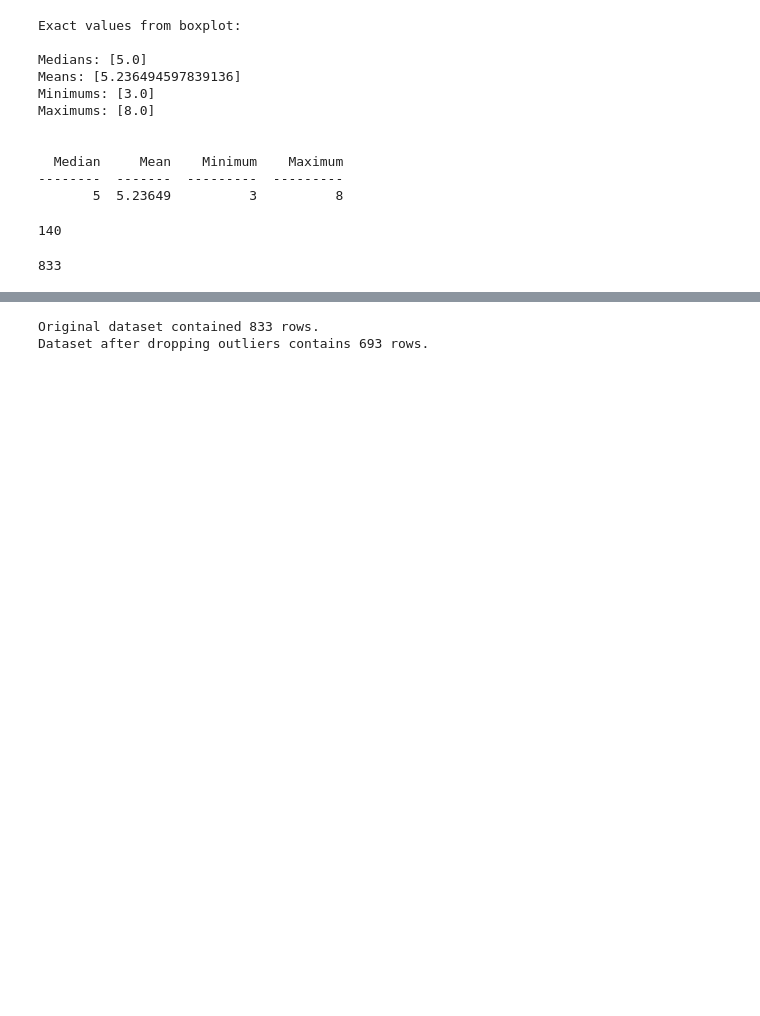
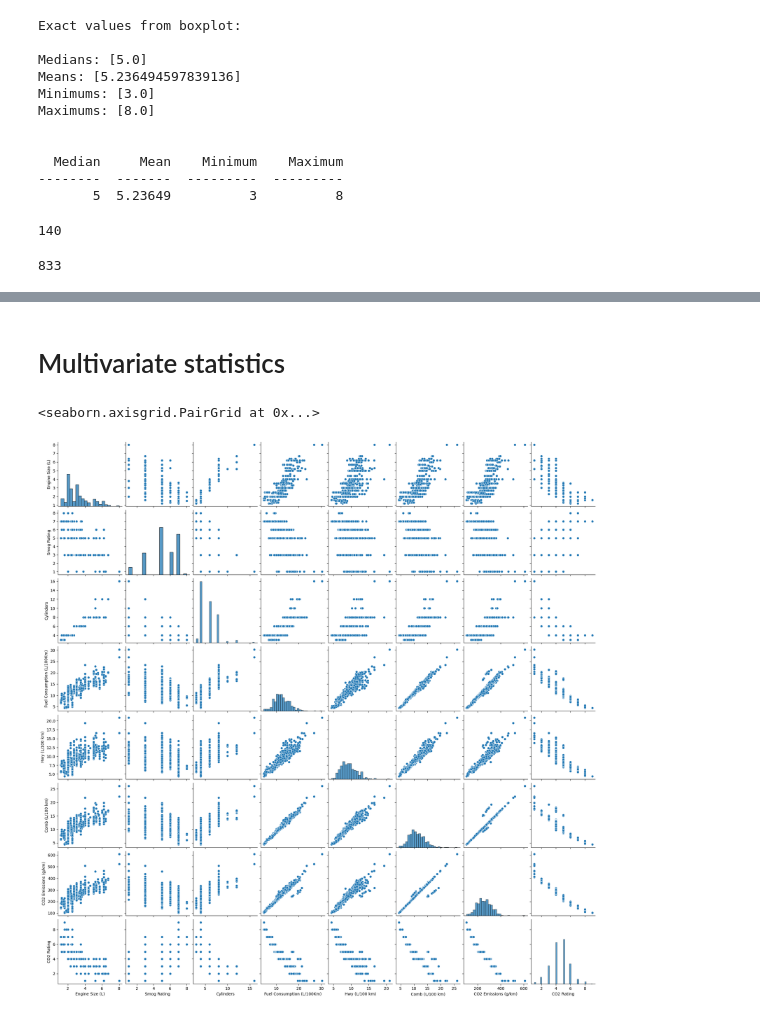
Before and after one commit to ErionaOsaj/fuel-consumption-ratings-2023, a Jupyter notebook: DataPreprocessing.ipynb, the cells around one changed output, grey strips where cells are left out. Drawn from its saved outputs; the diff is of its cells as text; code cells hidden in the pictures; blank space fills up the shorter version.

Commit message:
Added multivariate statistics

```diff
--- a/DataPreprocessing.ipynb
+++ b/DataPreprocessing.ipynb
@@ -887,21 +954,26 @@ print(dataset.shape[0])
 # %%
 # Remove outliers
 
-outliers_index = dataset[(dataset['Engine Size (L)'] > 6.0) | (dataset['Engine Size (L)'] < 1.2) |
-                         (dataset['Smog Rating'] > 8.0) | (dataset['Smog Rating'] < 3.0) |
-                         (dataset['Cylinders'] > 8.0) | (dataset['Cylinders'] < 3.0) |
-                         (dataset['Fuel Consumption (L/100Km)'] > 21.3) | (dataset['Fuel Consumption (L/100Km)'] < 4.4) |
-                         (dataset['Hwy (L/100 km)'] > 15.0) | (dataset['Hwy (L/100 km)'] < 4.4) |
-                         (dataset['Comb (L/100 km)'] > 18.6) | (dataset['Comb (L/100 km)'] < 4.4) |
-                         (dataset['CO2 Emissions (g/km)'] > 415.0) | (dataset['CO2 Emissions (g/km)'] < 104.0) |
-                         (dataset['CO2 Rating'] > 6) | (dataset['CO2 Rating'] < 3)
-                         ].index
+# outliers_index = dataset[(dataset['Engine Size (L)'] > 6.0) | (dataset['Engine Size (L)'] < 1.2) |
+#                          (dataset['Smog Rating'] > 8.0) | (dataset['Smog Rating'] < 3.0) |
+#                          (dataset['Cylinders'] > 8.0) | (dataset['Cylinders'] < 3.0) |
+#                          (dataset['Fuel Consumption (L/100Km)'] > 21.3) | (dataset['Fuel Consumption (L/100Km)'] < 4.4) |
+#                          (dataset['Hwy (L/100 km)'] > 15.0) | (dataset['Hwy (L/100 km)'] < 4.4) |
+#                          (dataset['Comb (L/100 km)'] > 18.6) | (dataset['Comb (L/100 km)'] < 4.4) |
+#                          (dataset['CO2 Emissions (g/km)'] > 415.0) | (dataset['CO2 Emissions (g/km)'] < 104.0) |
+#                          (dataset['CO2 Rating'] > 6) | (dataset['CO2 Rating'] < 3)
+#                          ].index
 
 
-print(f"Original dataset contained {dataset.shape[0]} rows.")
-dataset.drop(outliers_index, inplace =True)
+# print(f"Original dataset contained {dataset.shape[0]} rows.")
+# dataset.drop(outliers_index, inplace =True)
 
-print(f"Dataset after dropping outliers contains {dataset.shape[0]} rows.")
+# print(f"Dataset after dropping outliers contains {dataset.shape[0]} rows.")
-# %% [output]
-Original dataset contained 833 rows.
-Dataset after dropping outliers contains 693 rows.
+# %% [markdown]
+# Multivariate statistics
+# %%
+sns.pairplot(dataset[['Engine Size (L)','Smog Rating','Cylinders','Fuel Consumption (L/100Km)',
+                    'Hwy (L/100 km)', 'Comb (L/100 km)' , 'CO2 Emissions (g/km)', 'CO2 Rating']])
+# %% [output]
+<seaborn.axisgrid.PairGrid at 0x...>
+[figure, added]
```
Also changed, not shown: parts of 13 cells of this notebook.
